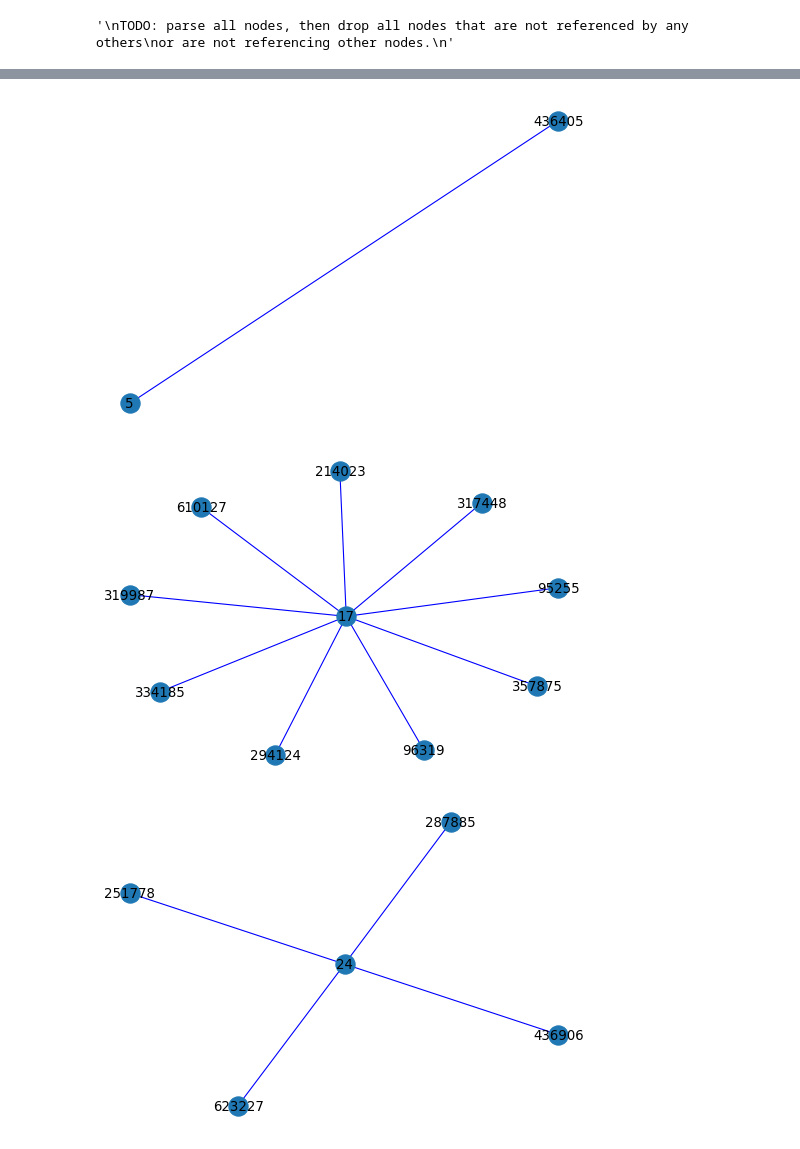
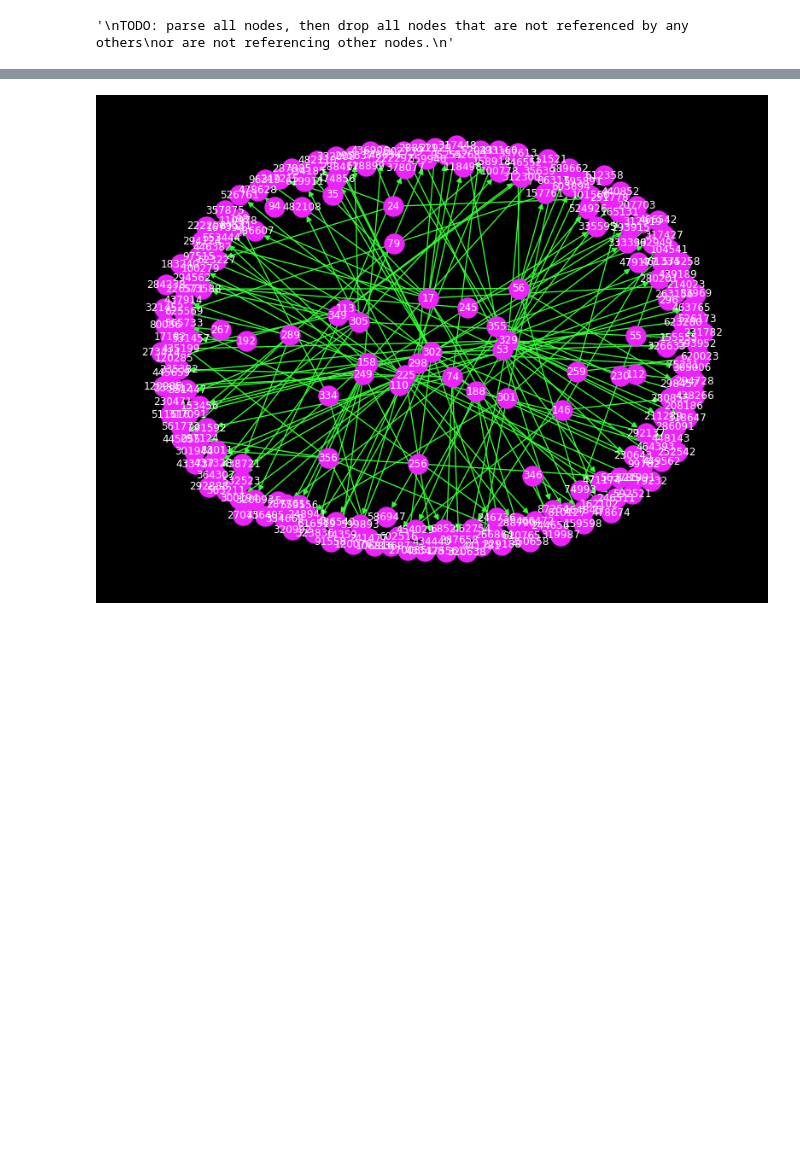
Before and after one commit to dnnagy/Infocom-networks, a Jupyter notebook: Problemset_2.ipynb, the cells around one changed output, grey strips where cells are left out. Saved outputs shown, nothing was run; the diff lists cells and outputs as text; code cells hidden in the pictures; blank space fills up the shorter version.

```diff
--- a/Problemset_2.ipynb
+++ b/Problemset_2.ipynb
@@ -91,7 +91,9 @@ TAG_ABS='#!'
 # Print first few lines from the downloaded data
 datafile='./data/outputacm.txt'
 lines = []
-N=363 #2497 # process 2497 lines
+# 363
+# 96
+N=2497 # process 2497 lines
 with open(datafile, "r") as f:
     for idx, line in enumerate(f):
         if idx<N:
@@ -176,7 +178,7 @@ or are not referencing other nodes.
 '\nTODO: parse all nodes, then drop all nodes that are not referenced by any others\nor are not referencing other nodes.\n'
 # %%
 # Add all records to a graph
-G = nx.Graph()
+G = nx.DiGraph()
 useful_indices = []
 
 for record in records:
@@ -204,8 +200,11 @@ comps = list(nx.connected_components(G))
+# %%
+# Some style
+NODE_COLOR='#ee22ff'
+EDGE_COLOR='#32ff33'
+FONT_COLOR='w'
 # %%
-for comp in comps:
-    plt.figure(figsize=(6,4), dpi=80)
-    nx.draw(G.subgraph(comp), with_labels=True, edge_color='b')
+fig = plt.figure(figsize=(8,6), dpi=96)
+nx.draw_spring(G, with_labels=True, node_color=NODE_COLOR, edge_color=EDGE_COLOR, font_size=9, font_color=FONT_COLOR)
+fig.set_facecolor('k')
 # %% [output]
-[figure, old version]
+[figure, new version]
-[figure, removed]
-[figure, removed]
```
Also changed, not shown: parts of 10 cells of this notebook, 3 other files.
